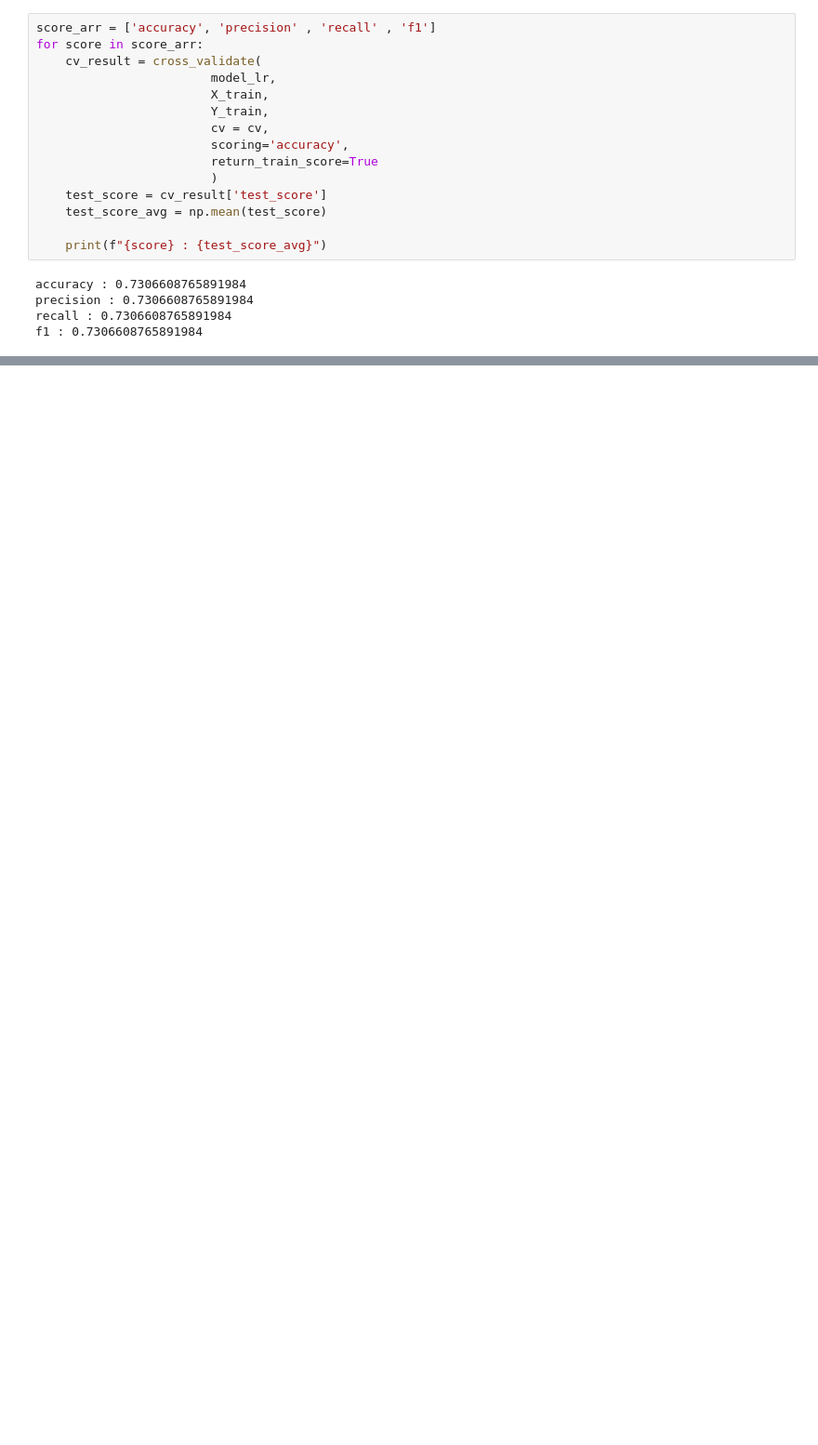
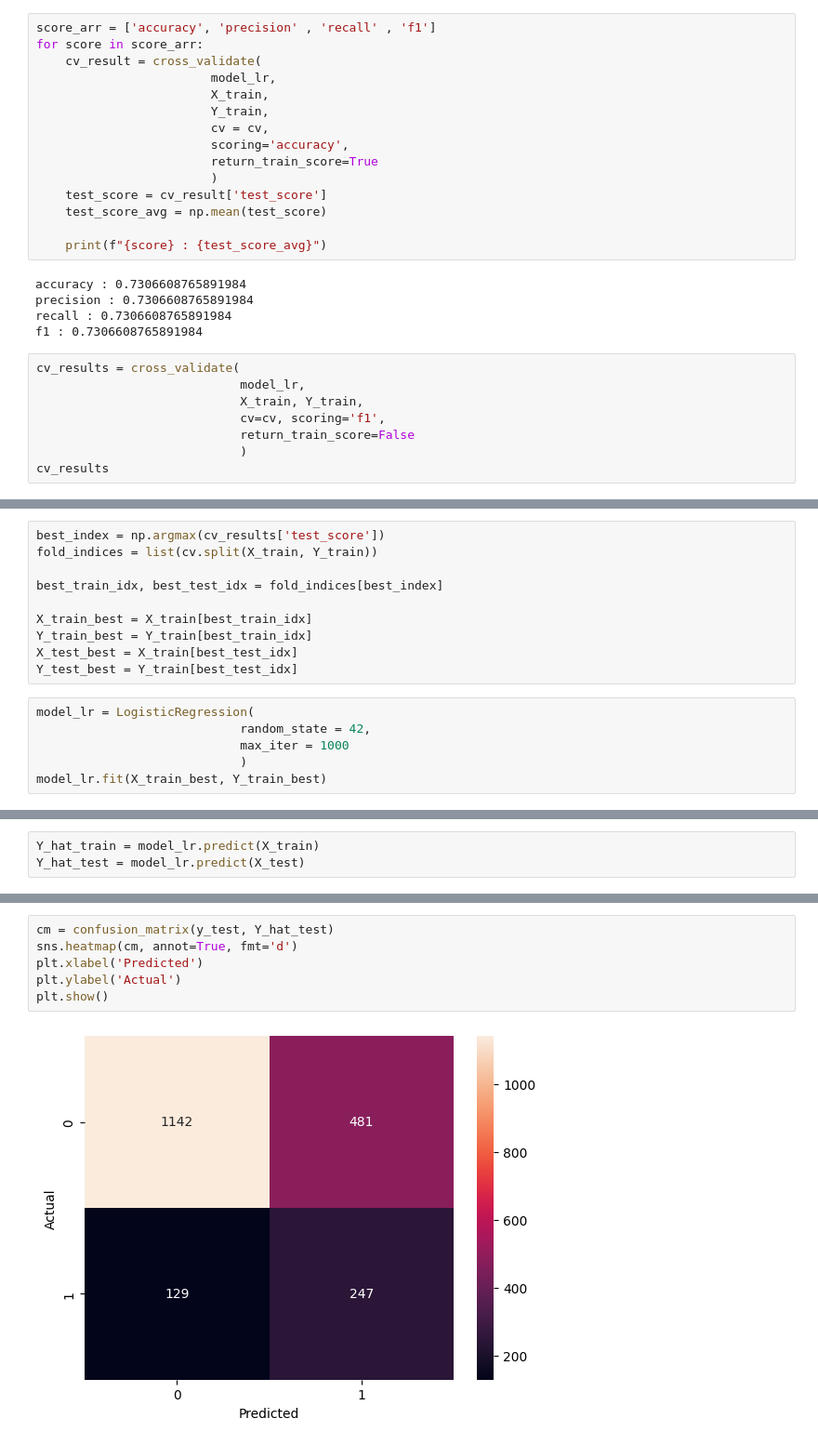
Before and after one commit to DeshanSamarathunga2001/PipeLine, a Jupyter notebook: 2_kflod_validation.ipynb, the cells around one changed output, grey strips where cells are left out. Shown: that part at 93% size. Cells and saved outputs as stored; diff of their text form; blank space fills up the shorter version.

```diff
--- a/2_kflod_validation.ipynb
+++ b/2_kflod_validation.ipynb
@@ -71,3 +77,11 @@ accuracy : 0.7306608765891984
 precision : 0.7306608765891984
 recall : 0.7306608765891984
 f1 : 0.7306608765891984
+# %%
+cv_results = cross_validate(
+                            model_lr,
+                            X_train, Y_train,
+                            cv=cv, scoring='f1',
+                            return_train_score=False
+                            )
+cv_results
@@ -73,0 +95,16 @@ f1 : 0.7306608765891984
+# %%
+best_index = np.argmax(cv_results['test_score'])
+fold_indices = list(cv.split(X_train, Y_train))
+
+best_train_idx, best_test_idx = fold_indices[best_index]
+
+X_train_best = X_train[best_train_idx]
+Y_train_best = Y_train[best_train_idx]
+X_test_best = X_train[best_test_idx]
+Y_test_best = Y_train[best_test_idx]
+# %%
+model_lr = LogisticRegression(
+                            random_state = 42,
+                            max_iter = 1000
+                            )
+model_lr.fit(X_train_best, Y_train_best)
@@ -73,0 +113,3 @@ f1 : 0.7306608765891984
+# %%
+Y_hat_train = model_lr.predict(X_train)
+Y_hat_test = model_lr.predict(X_test)
@@ -73,0 +131,8 @@ f1 : 0.7306608765891984
+# %%
+cm = confusion_matrix(y_test, Y_hat_test)
+sns.heatmap(cm, annot=True, fmt='d')
+plt.xlabel('Predicted')
+plt.ylabel('Actual')
+plt.show()
+# %% [output]
+[figure, added]
```
Also changed, not shown: parts of 6 cells of this notebook, 1 other file.
